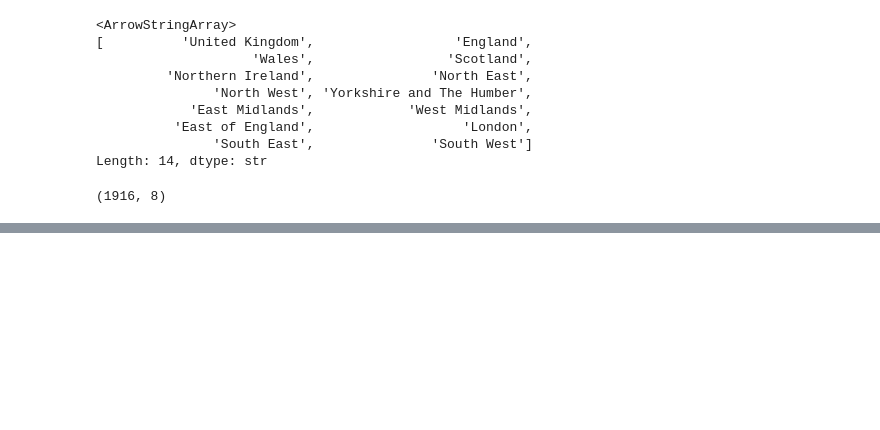
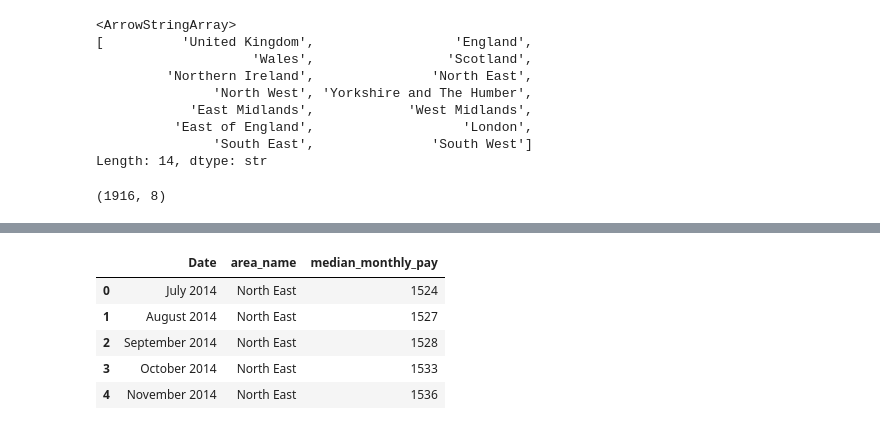
Before and after one commit to Puffinscatz/uk-affordability-analysis, a Jupyter notebook: notebooks/02_data_cleaning.ipynb, the cells around one changed output, grey strips where cells are left out. Saved outputs shown, nothing was run; the diff lists cells and outputs as text; code cells hidden in the pictures; blank space fills up the shorter version.

```diff
--- a/notebooks/02_data_cleaning.ipynb
+++ b/notebooks/02_data_cleaning.ipynb
@@ -251,0 +276,17 @@ rent_regions.to_csv(
+# %%
+# Convert regional columns into rows
+
+wage_clean = wage_df.melt(
+    id_vars="Date",
+    var_name="area_name",
+    value_name="median_monthly_pay"
+)
+
+wage_clean.head()
+# %% [output]
+|  | Date | area_name | median_monthly_pay |
+| 0 | July 2014 | North East | 1524 |
+| 1 | August 2014 | North East | 1527 |
+| 2 | September 2014 | North East | 1528 |
+| 3 | October 2014 | North East | 1533 |
+| 4 | November 2014 | North East | 1536 |
```
Also changed, not shown: parts of 21 cells of this notebook, 3 other files.
